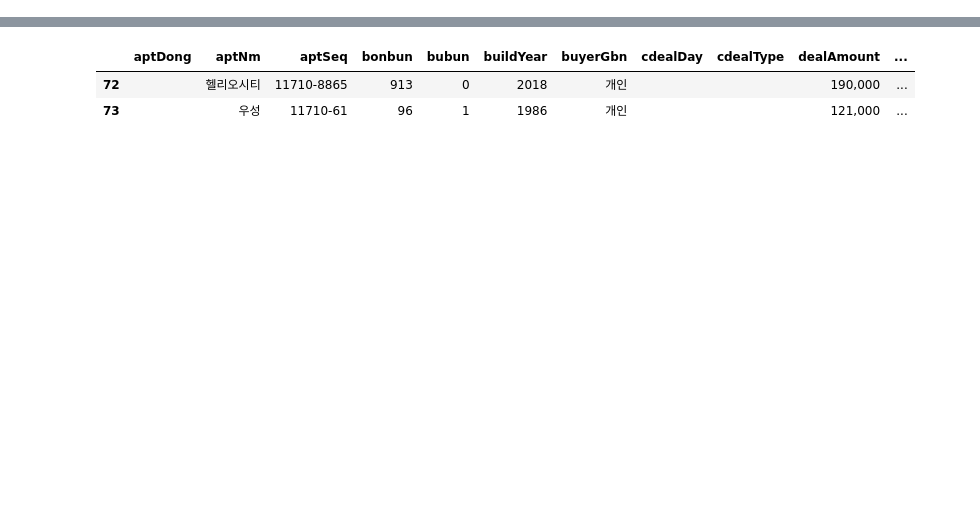
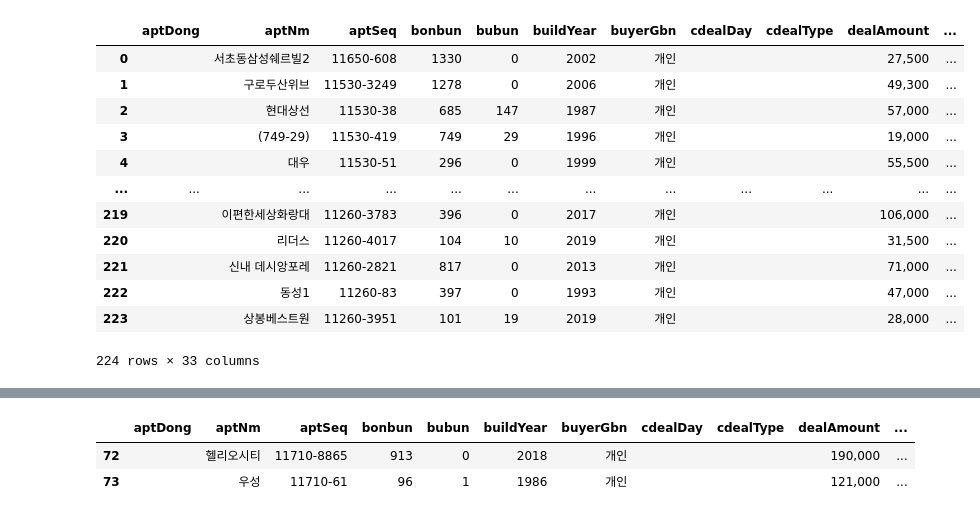
Before and after one commit to aiqwe/apt_trade, a Jupyter notebook: notebook.ipynb, the cells around one changed output, grey strips where cells are left out. Drawn from its saved outputs; the diff is of its cells as text; code cells hidden in the pictures; blank space fills up the shorter version.

```diff
--- a/notebook.ipynb
+++ b/notebook.ipynb
@@ -2,0 +12,16 @@ import pandas as pd
+# %%
+df
+# %% [output]
+|  | aptDong | aptNm | aptSeq | bonbun | bubun | buildYear | buyerGbn | cdealDay | cdealType | dealAmount | ... |
+| 0 |  | 서초동삼성쉐르빌2 | 11650-608 | 1330 | 0 | 2002 | 개인 |  |  | 27,500 | ... |
+| 1 |  | 구로두산위브 | 11530-3249 | 1278 | 0 | 2006 | 개인 |  |  | 49,300 | ... |
+| 2 |  | 현대상선 | 11530-38 | 685 | 147 | 1987 | 개인 |  |  | 57,000 | ... |
+| 3 |  | (749-29) | 11530-419 | 749 | 29 | 1996 | 개인 |  |  | 19,000 | ... |
+| 4 |  | 대우 | 11530-51 | 296 | 0 | 1999 | 개인 |  |  | 55,500 | ... |
+| ... | ... | ... | ... | ... | ... | ... | ... | ... | ... | ... | ... |
+| 219 |  | 이편한세상화랑대 | 11260-3783 | 396 | 0 | 2017 | 개인 |  |  | 106,000 | ... |
+| 220 |  | 리더스 | 11260-4017 | 104 | 10 | 2019 | 개인 |  |  | 31,500 | ... |
+| 221 |  | 신내 데시앙포레 | 11260-2821 | 817 | 0 | 2013 | 개인 |  |  | 71,000 | ... |
+| 222 |  | 동성1 | 11260-83 | 397 | 0 | 1993 | 개인 |  |  | 47,000 | ... |
+| 223 |  | 상봉베스트원 | 11260-3951 | 101 | 19 | 2019 | 개인 |  |  | 28,000 | ... |
+224 rows × 33 columns
```
Also changed, not shown: parts of 13 cells of this notebook, 10 other files.
